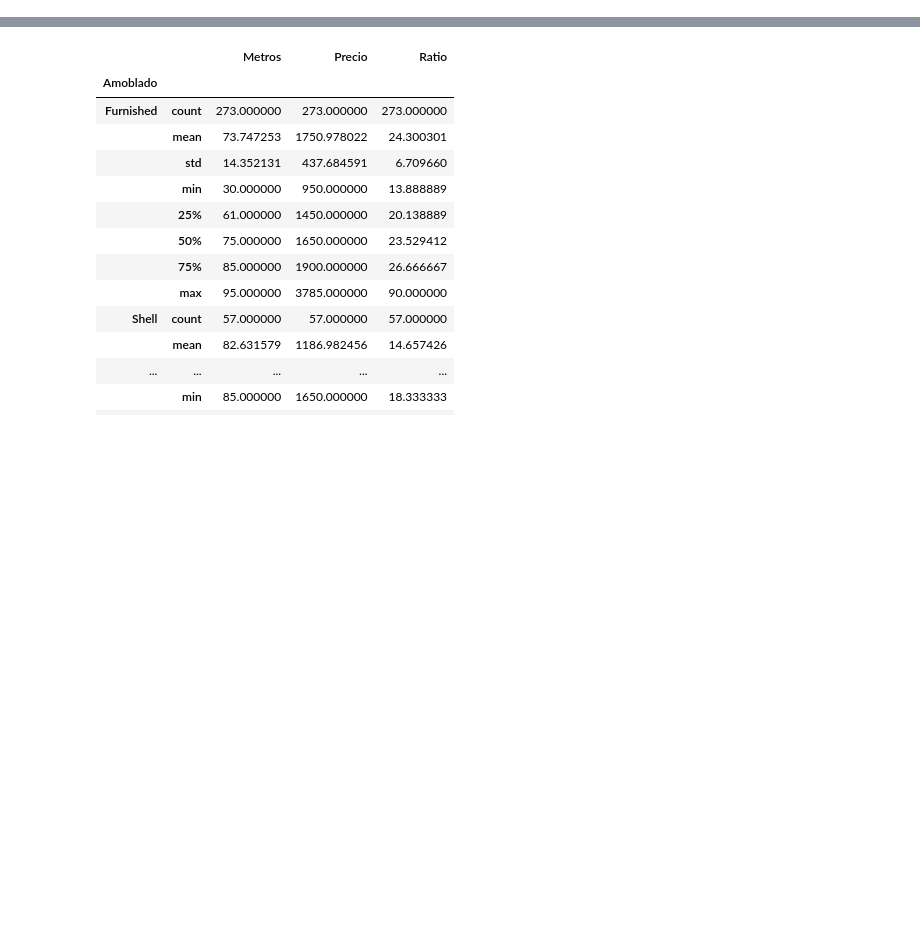
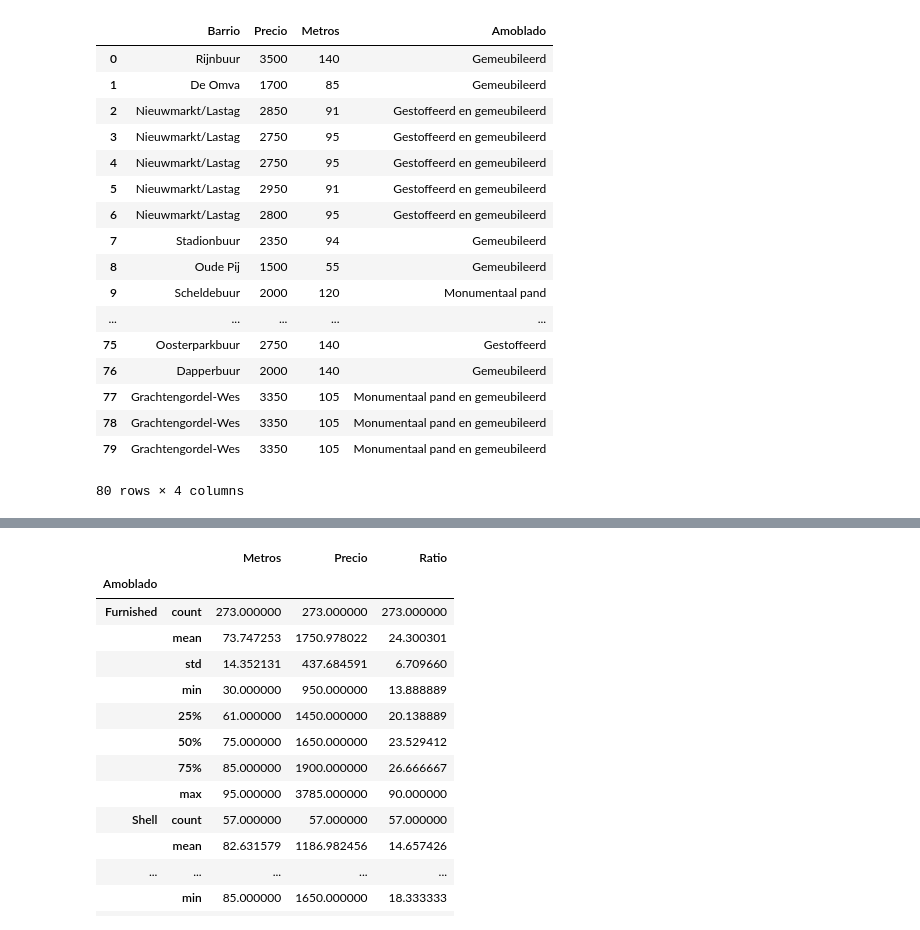
Before and after one commit to pablosiber/NetherlandsRentals, a Jupyter notebook: Rentals.ipynb, the cells around one changed output, grey strips where cells are left out. Drawn from its saved outputs; the diff is of its cells as text; code cells hidden in the pictures; blank space fills up the shorter version.

Commit message:
Clean data from Funda.nl and location catalog

```diff
--- a/Rentals.ipynb
+++ b/Rentals.ipynb
@@ -4,3 +4,6 @@ import pandas as pd
 import numpy as np
 # %%
 data = pd.read_csv('output.csv_clean',keep_default_na=False,names=['Barrio','Precio','Metros','Amoblado'])
+fundas = pd.read_csv('funda_clean.csv',keep_default_na=False,names=['Barrio','Precio','Metros','Amoblado'])
+
+location = pd.read_csv('location_catalog.csv',keep_default_na=False,names=['Barrio','Lat','Long'],delimiter='\t')
@@ -6,0 +33,3 @@ data = pd.read_csv('output.csv_clean',keep_default_na=False,names=['Barrio','Pre
+# %%
+fundas['Ratio']=data['Precio']/data['Metros']
+fundas.groupby('Barrio').mean().sort(columns='Ratio')
@@ -6,0 +55,23 @@ data = pd.read_csv('output.csv_clean',keep_default_na=False,names=['Barrio','Pre
+# %%
+fundas['Barrio']
+#a = fundas.loc['Barrio':]='Oude Pij'*/
+fundas.head(80)
+# %% [output]
+|  | Barrio | Precio | Metros | Amoblado |
+| 0 | Rijnbuur | 3500 | 140 | Gemeubileerd |
+| 1 | De Omva | 1700 | 85 | Gemeubileerd |
+| 2 | Nieuwmarkt/Lastag | 2850 | 91 | Gestoffeerd en gemeubileerd |
+| 3 | Nieuwmarkt/Lastag | 2750 | 95 | Gestoffeerd en gemeubileerd |
+| 4 | Nieuwmarkt/Lastag | 2750 | 95 | Gestoffeerd en gemeubileerd |
+| 5 | Nieuwmarkt/Lastag | 2950 | 91 | Gestoffeerd en gemeubileerd |
+| 6 | Nieuwmarkt/Lastag | 2800 | 95 | Gestoffeerd en gemeubileerd |
+| 7 | Stadionbuur | 2350 | 94 | Gemeubileerd |
+| 8 | Oude Pij | 1500 | 55 | Gemeubileerd |
+| 9 | Scheldebuur | 2000 | 120 | Monumentaal pand |
+| ... | ... | ... | ... | ... |
+| 75 | Oosterparkbuur | 2750 | 140 | Gestoffeerd |
+| 76 | Dapperbuur | 2000 | 140 | Gemeubileerd |
+| 77 | Grachtengordel-Wes | 3350 | 105 | Monumentaal pand en gemeubileerd |
+| 78 | Grachtengordel-Wes | 3350 | 105 | Monumentaal pand en gemeubileerd |
+| 79 | Grachtengordel-Wes | 3350 | 105 | Monumentaal pand en gemeubileerd |
+80 rows × 4 columns
```
Also changed, not shown: parts of 5 cells of this notebook, 13 other files.
